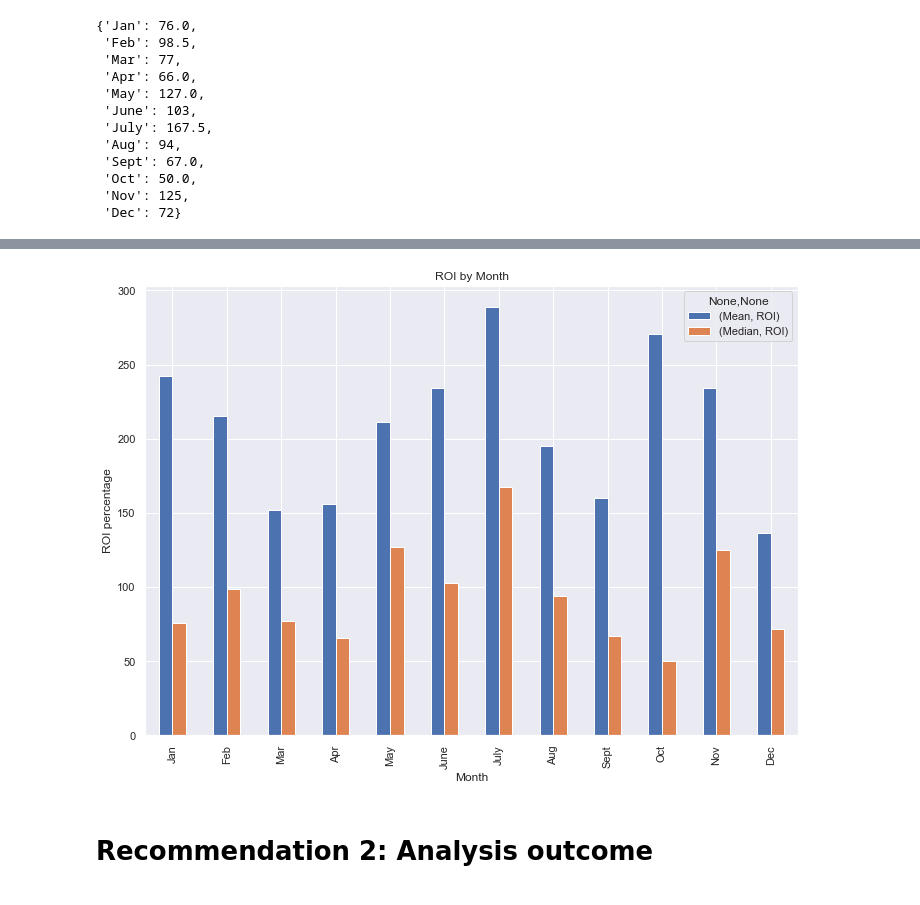
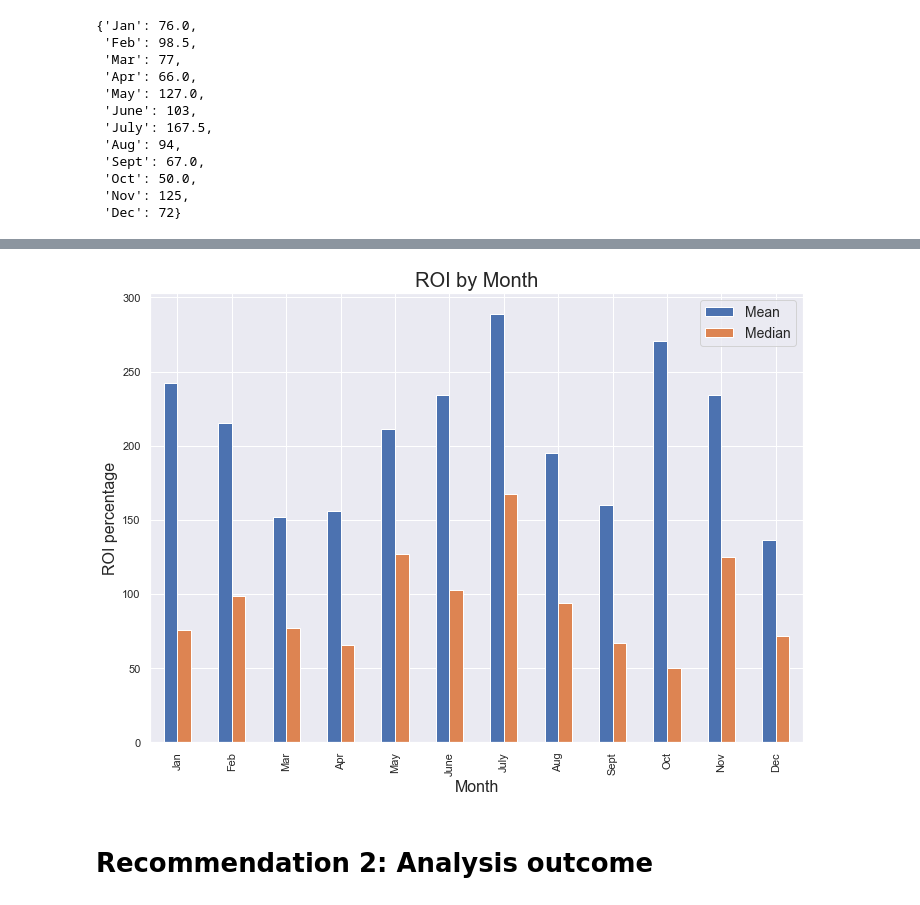
Before and after one commit to charlesmpan/FilmStudioMovieRec, a Jupyter notebook: final_notebook_kev_update_after_ben.ipynb, the cells around one changed output, grey strips where cells are left out. Cells and saved outputs as stored; diff of their text form; code cells hidden in the pictures.

```diff
--- a/final_notebook_kev_update_after_ben.ipynb
+++ b/final_notebook_kev_update_after_ben.ipynb
@@ -333,11 +324,14 @@ ax.set(xlabel='Month', ylabel='ROI percentage',title='ROI mean by Month');
 # %%
 ax = pd.concat({
     'Mean': df1.set_index('Month'), 'Median': df2.set_index('Month'),
 }, axis=1).plot.bar()
-ax.set(xlabel='Month', ylabel='ROI percentage',title='ROI by Month')
-sns.set(rc={'figure.figsize':(11.7,8.27)});
+ax.set_ylabel('ROI percentage',fontsize = 16)
+ax.set_xlabel('Month',fontsize = 16)
+ax.set_title('ROI by Month',fontsize = 20)
+plt.legend(labels=["Mean","Median"], fontsize = 14)
+plt.savefig('ROI_combo_by_month', bbox_inches='tight');
 # %% [output]
-[figure, old version]
+[figure, new version]
 # %% [markdown]
 # Recommendation 2: Analysis outcome
 # %% [markdown]
```
Also changed, not shown: parts of 6 cells of this notebook, 11 other files.
